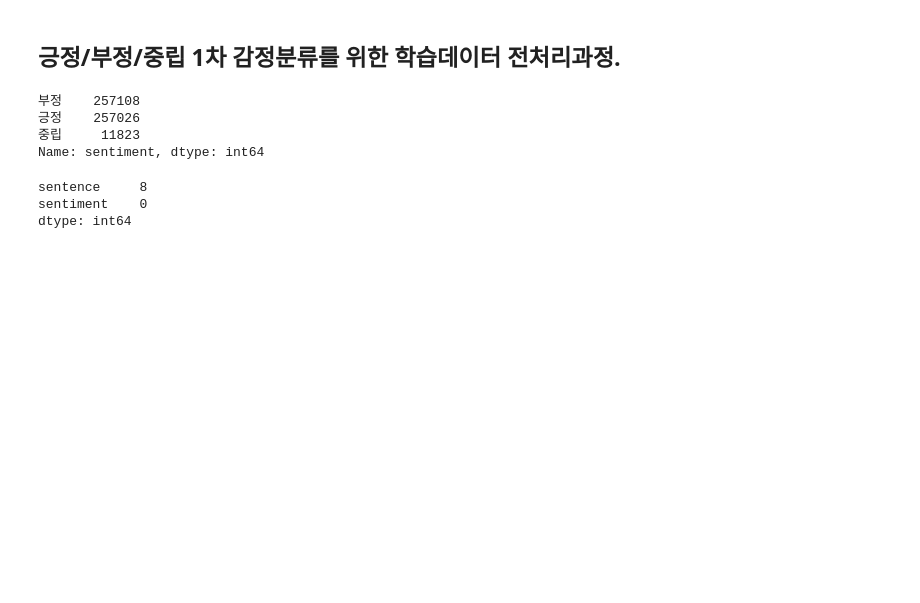
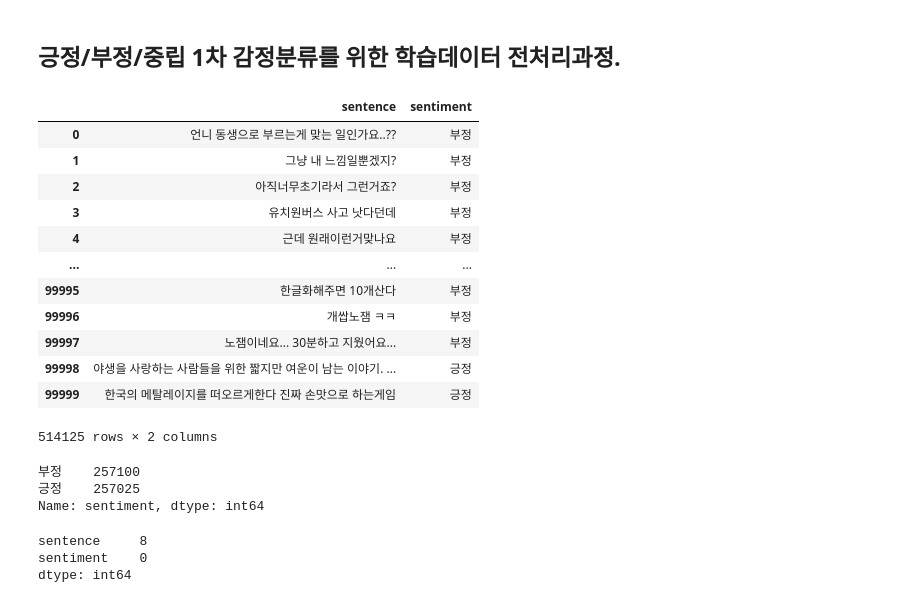
Before and after one commit to DDalaDDula/NIFoS, a Jupyter notebook: Sentiment_analysis/dataset/preprocessing_original_dataset.ipynb, the cells around one changed output. Drawn from its saved outputs; the diff is of its cells as text; code cells hidden in the pictures; blank space fills up the shorter version.

```diff
--- a/Sentiment_analysis/dataset/preprocessing_original_dataset.ipynb
+++ b/Sentiment_analysis/dataset/preprocessing_original_dataset.ipynb
@@ -406,24 +392,39 @@ data3['sentiment'] = data3['sentiment'].apply(lambda x: 1 if x >= 4 else 0) # 's
 data4 = pd.read_csv("./steam.txt", sep="\t", encoding='UTF-8') # 긍부정으로 라벨링된 스팀 한국어 리뷰 데이터셋
 data4 = data4[['sentence', 'sentiment']] # columns 순서 변경
 
-data5 = pd.read_csv("./chatbot_dataset.csv", encoding='UTF-8') # 챗봇 트레이닝용 문답 데이터셋, 답어가 중립감정이라 생각하여 활용할 예정. 나머지는 다감정분석에 활용할 것.
-data5 = data5[['A', 'label']] # 활용할 columns만 남겨놓음
-data5.rename(columns={'A': 'sentence', "label":"sentiment"}, inplace=True) # column명 통일
-data5['sentiment'] = data5['sentiment'].apply(lambda x: 2) # 중립인 감정의 'sentiment' 값을 2로 함
+# data5 = pd.read_csv("./chatbot_dataset.csv", encoding='UTF-8') # 챗봇 트레이닝용 문답 데이터셋, 답어가 중립감정이라 생각하여 활용할 예정. 나머지는 다감정분석에 활용할 것.
+# data5 = data5[['A', 'label']] # 활용할 columns만 남겨놓음
+# data5.rename(columns={'A': 'sentence', "label":"sentiment"}, inplace=True) # column명 통일
+# data5['sentiment'] = data5['sentiment'].apply(lambda x: 2) # 중립인 감정의 'sentiment' 값을 2로 함
 
 data6 = pd.read_csv("./AIhub_data2.csv", encoding='UTF-8') # AI hub에 있는 다감정 대화데이터셋
 data6 = data6[data6["sentiment"] == "Neutral"]
 data6['sentiment'] = data6['sentiment'].apply(lambda x: 2) # 중립인 감정의 'sentiment' 값을 2로 함
 
-result3 = pd.concat([data1,data2,data3,data4,data5,data6])
+result3 = pd.concat([data1,data2,data3,data4,data6])
 # %%
 result3['sentiment'] = result3['sentiment'].apply(lambda x: "부정" if x == 0 else "중립" if x == 2 else "긍정")
+# %%
+result3
+# %% [output]
+|  | sentence | sentiment |
+| 0 | 언니 동생으로 부르는게 맞는 일인가요..?? | 부정 |
+| 1 | 그냥 내 느낌일뿐겠지? | 부정 |
+| 2 | 아직너무초기라서 그런거죠? | 부정 |
+| 3 | 유치원버스 사고 낫다던데 | 부정 |
+| 4 | 근데 원래이런거맞나요 | 부정 |
+| ... | ... | ... |
+| 99995 | 한글화해주면 10개산다 | 부정 |
+| 99996 | 개쌉노잼 ㅋㅋ | 부정 |
+| 99997 | 노잼이네요... 30분하고 지웠어요... | 부정 |
+| 99998 | 야생을 사랑하는 사람들을 위한 짧지만 여운이 남는 이야기. ... | 긍정 |
+| 99999 | 한국의 메탈레이지를 떠오르게한다 진짜 손맛으로 하는게임 | 긍정 |
+514125 rows × 2 columns
 # %%
 result3['sentiment'].value_counts()
 # %% [output]
-부정    257108
-긍정    257026
-중립     11823
+부정    257100
+긍정    257025
 Name: sentiment, dtype: int64
 # %%
 result3.isnull().sum()
```
Also changed, not shown: parts of 29 cells of this notebook, 8 other files.
